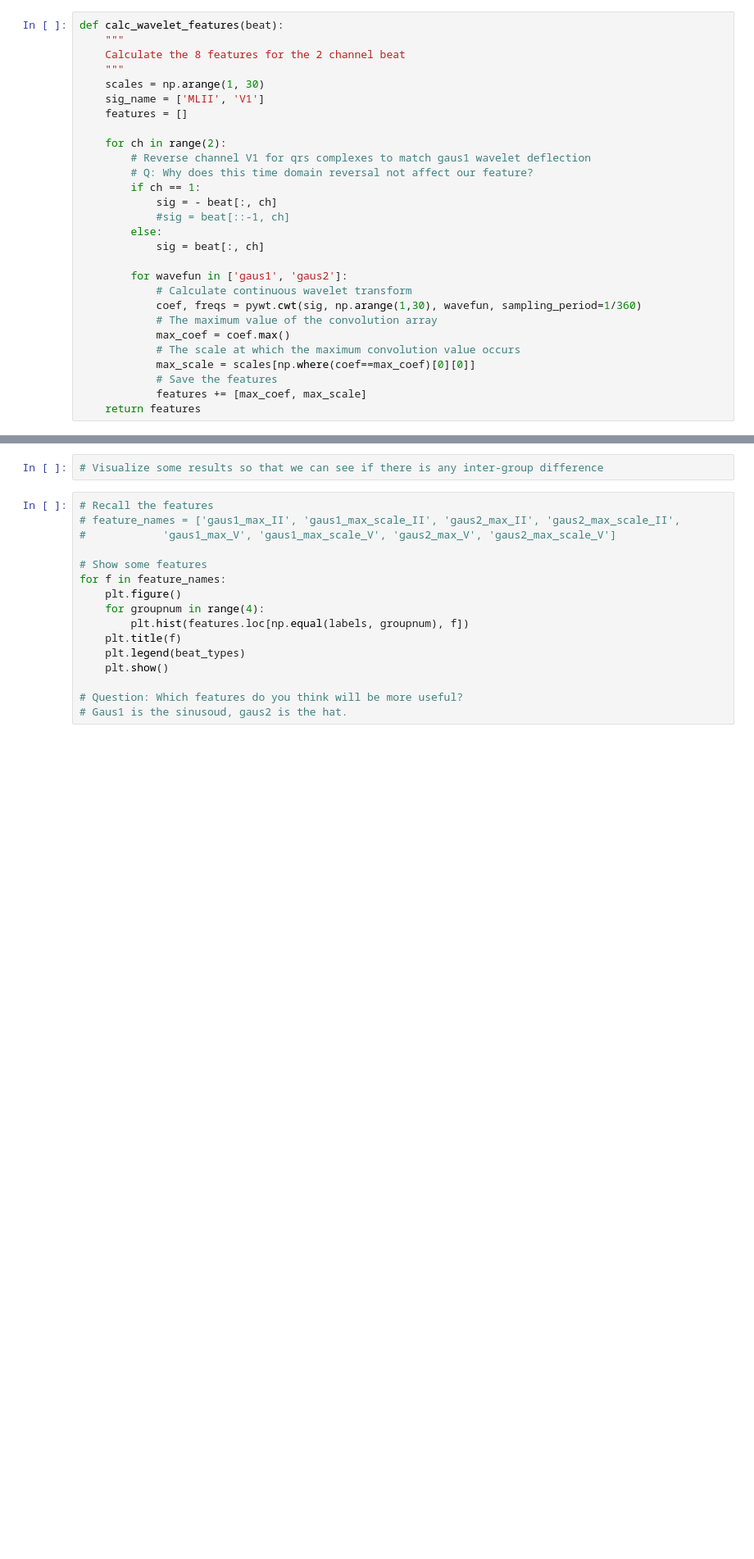
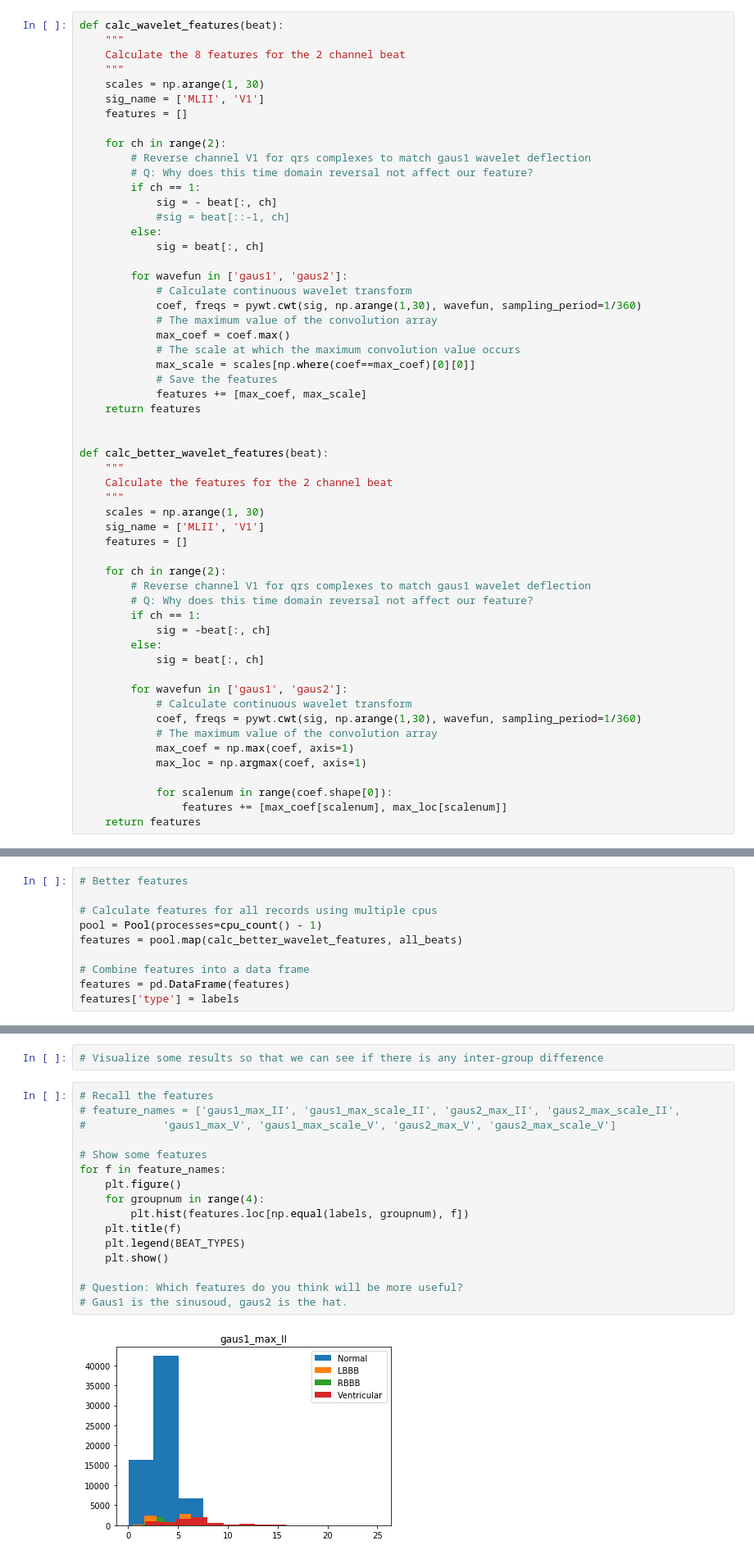
Before and after one commit to cx1111/beat-classifier, a Jupyter notebook: analysis/1-wavelets.ipynb, the cells around one changed output, grey strips where cells are left out. Shown at 82% size. Cells and saved outputs as stored; diff of their text form; blank space fills up the shorter version.

```diff
--- a/analysis/1-wavelets.ipynb
+++ b/analysis/1-wavelets.ipynb
@@ -370,3 +376,31 @@ def calc_wavelet_features(beat):
             # Save the features
             features += [max_coef, max_scale]
     return features
+
+
+def calc_better_wavelet_features(beat):
+    """
+    Calculate the features for the 2 channel beat
+    """
+    scales = np.arange(1, 30)
+    sig_name = ['MLII', 'V1']
+    features = []
+
+    for ch in range(2):
+        # Reverse channel V1 for qrs complexes to match gaus1 wavelet deflection
+        # Q: Why does this time domain reversal not affect our feature?
+        if ch == 1:
+            sig = -beat[:, ch]
+        else:
+            sig = beat[:, ch]
+
+        for wavefun in ['gaus1', 'gaus2']:
+            # Calculate continuous wavelet transform
+            coef, freqs = pywt.cwt(sig, np.arange(1,30), wavefun, sampling_period=1/360)
+            # The maximum value of the convolution array
+            max_coef = np.max(coef, axis=1)
+            max_loc = np.argmax(coef, axis=1)
+
+            for scalenum in range(coef.shape[0]):
+                features += [max_coef[scalenum], max_loc[scalenum]]
+    return features
@@ -424,6 +428,16 @@ features = pool.map(calc_wavelet_features, all_beats)
 # Combine features into a data frame
 features = pd.DataFrame(features, columns=feature_names)
 features['type'] = labels
+# %%
+# Better features
+
+# Calculate features for all records using multiple cpus
+pool = Pool(processes=cpu_count() - 1)
+features = pool.map(calc_better_wavelet_features, all_beats)
+
+# Combine features into a data frame
+features = pd.DataFrame(features)
+features['type'] = labels
 # %%
 # Question: How many rows and columns should the feature matrix have?
 features.head()
@@ -432,16 +453,18 @@ features.head()
 # %%
 # Recall the features
 # feature_names = ['gaus1_max_II', 'gaus1_max_scale_II', 'gaus2_max_II', 'gaus2_max_scale_II',
 #            'gaus1_max_V', 'gaus1_max_scale_V', 'gaus2_max_V', 'gaus2_max_scale_V']
 
 # Show some features
 for f in feature_names:
     plt.figure()
     for groupnum in range(4):
         plt.hist(features.loc[np.equal(labels, groupnum), f])
     plt.title(f)
-    plt.legend(beat_types)
+    plt.legend(BEAT_TYPES)
     plt.show()
 
 # Question: Which features do you think will be more useful?
 # Gaus1 is the sinusoud, gaus2 is the hat.
+# %% [output]
+[figure, added]
```
Also changed, not shown: parts of 16 cells of this notebook, 3 other files.
